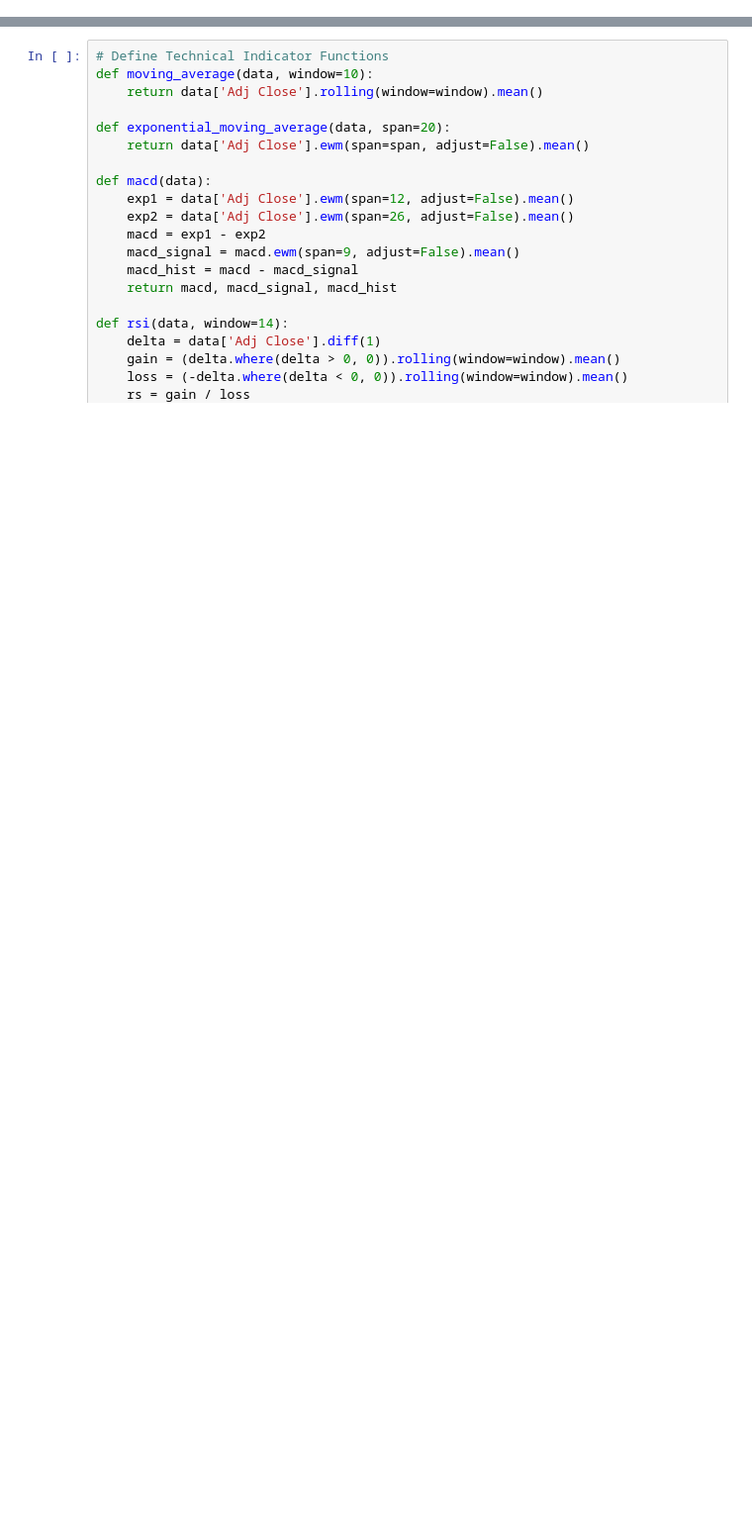
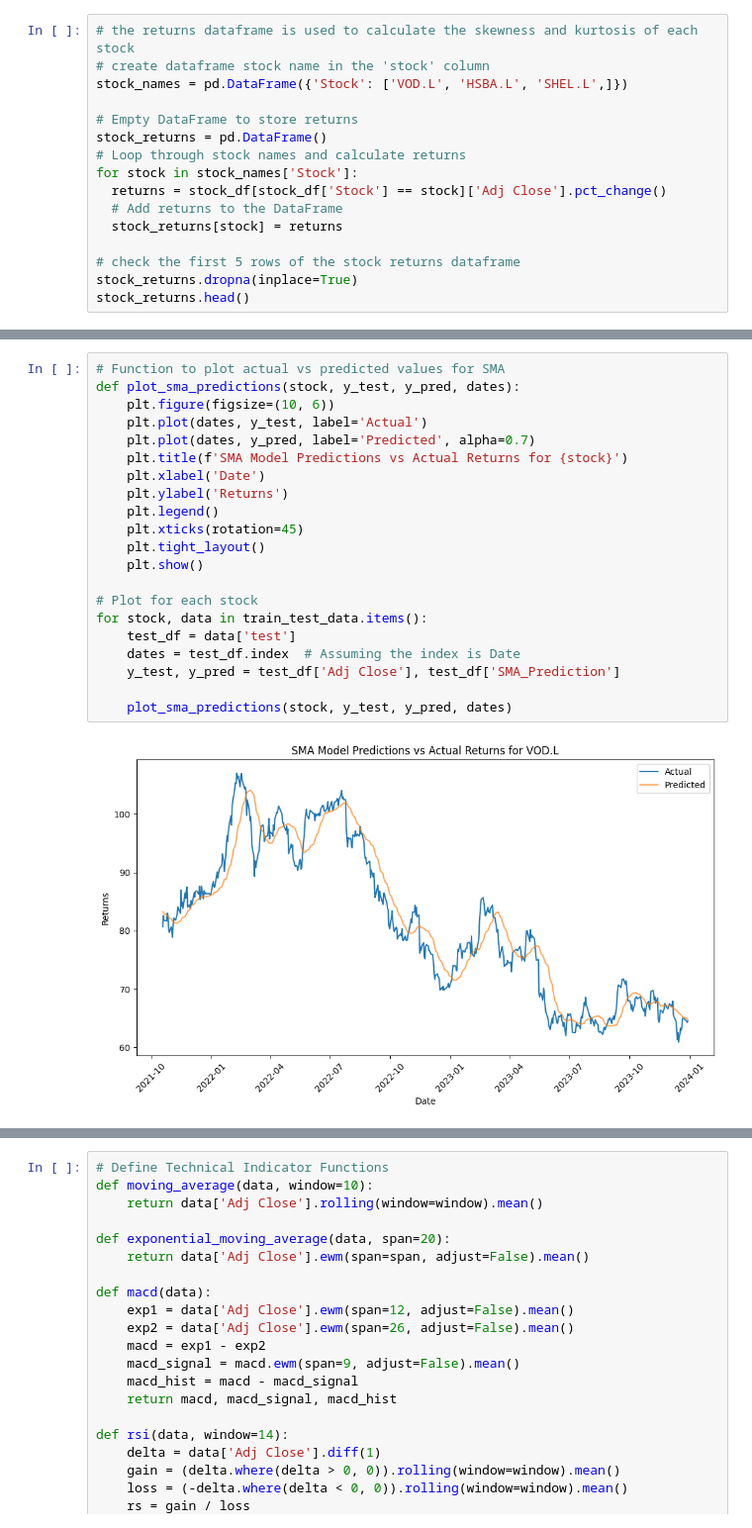
Before and after one commit to Damilolaori/Final-Project-, a Jupyter notebook: Oluwadamilola_Abimbola_Orimoogunje_21019292.ipynb, the cells around one changed output, grey strips where cells are left out. Shown at 99% size. Cells and saved outputs as stored; diff of their text form; blank space fills up the shorter version.

```diff
--- a/Oluwadamilola_Abimbola_Orimoogunje_21019292.ipynb
+++ b/Oluwadamilola_Abimbola_Orimoogunje_21019292.ipynb
@@ -343,0 +220,16 @@ stock_VOD = fetch_stock_data(symbol, start_datee, end_datee)
+# %%
+# the returns dataframe is used to calculate the skewness and kurtosis of each stock
+# create dataframe stock name in the 'stock' column
+stock_names = pd.DataFrame({'Stock': ['VOD.L', 'HSBA.L', 'SHEL.L',]})
+
+# Empty DataFrame to store returns
+stock_returns = pd.DataFrame()
+# Loop through stock names and calculate returns
+for stock in stock_names['Stock']:
+  returns = stock_df[stock_df['Stock'] == stock]['Adj Close'].pct_change()
+  # Add returns to the DataFrame
+  stock_returns[stock] = returns
+
+# check the first 5 rows of the stock returns dataframe
+stock_returns.dropna(inplace=True)
+stock_returns.head()
@@ -343,0 +360,23 @@ stock_VOD = fetch_stock_data(symbol, start_datee, end_datee)
+# %%
+# Function to plot actual vs predicted values for SMA
+def plot_sma_predictions(stock, y_test, y_pred, dates):
+    plt.figure(figsize=(10, 6))
+    plt.plot(dates, y_test, label='Actual')
+    plt.plot(dates, y_pred, label='Predicted', alpha=0.7)
+    plt.title(f'SMA Model Predictions vs Actual Returns for {stock}')
+    plt.xlabel('Date')
+    plt.ylabel('Returns')
+    plt.legend()
+    plt.xticks(rotation=45)
+    plt.tight_layout()
+    plt.show()
+
+# Plot for each stock
+for stock, data in train_test_data.items():
+    test_df = data['test']
+    dates = test_df.index  # Assuming the index is Date
+    y_test, y_pred = test_df['Adj Close'], test_df['SMA_Prediction']
+
+    plot_sma_predictions(stock, y_test, y_pred, dates)
+# %% [output]
+[figure, added]
```
Also changed, not shown: parts of 78 cells of this notebook.
